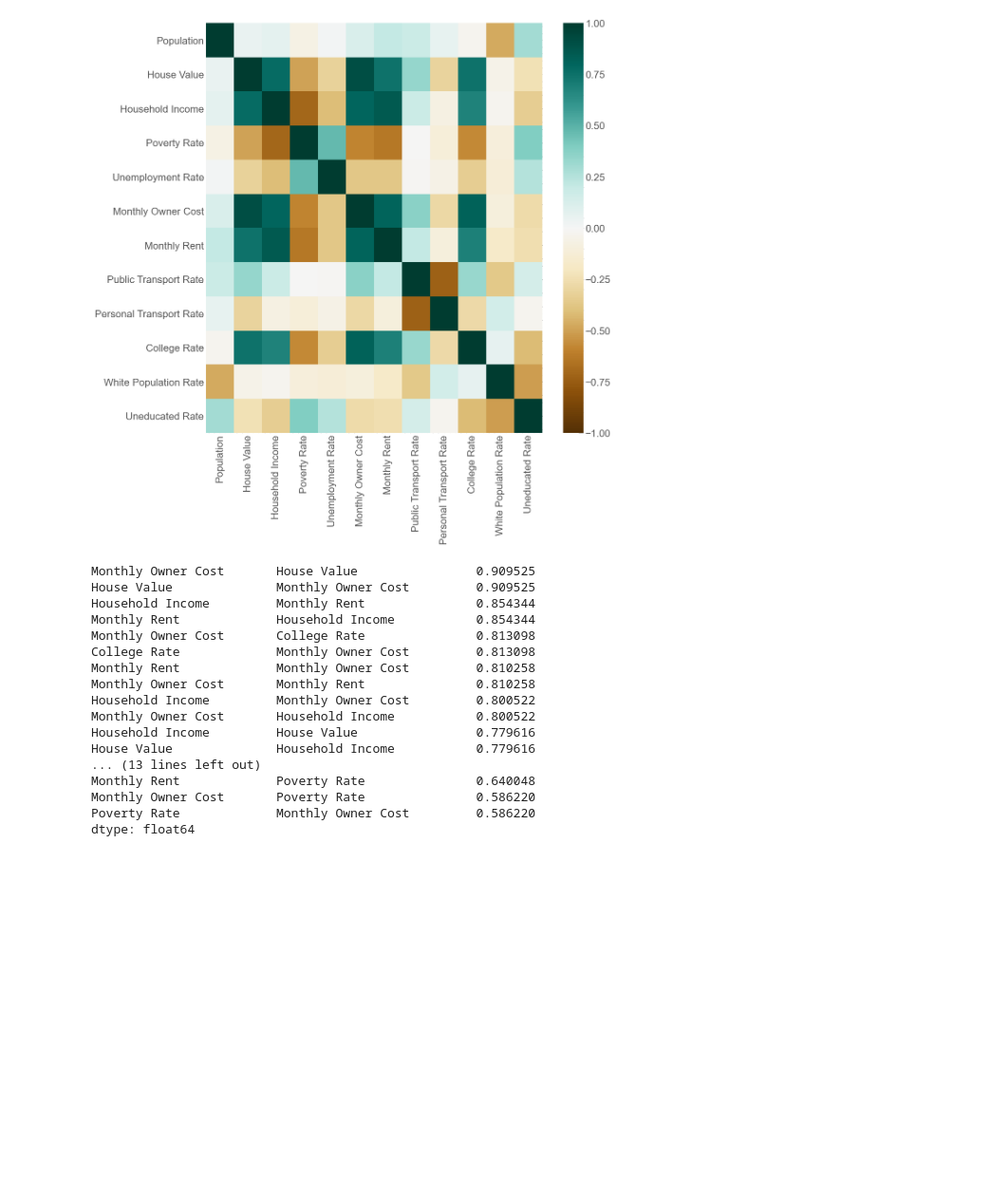
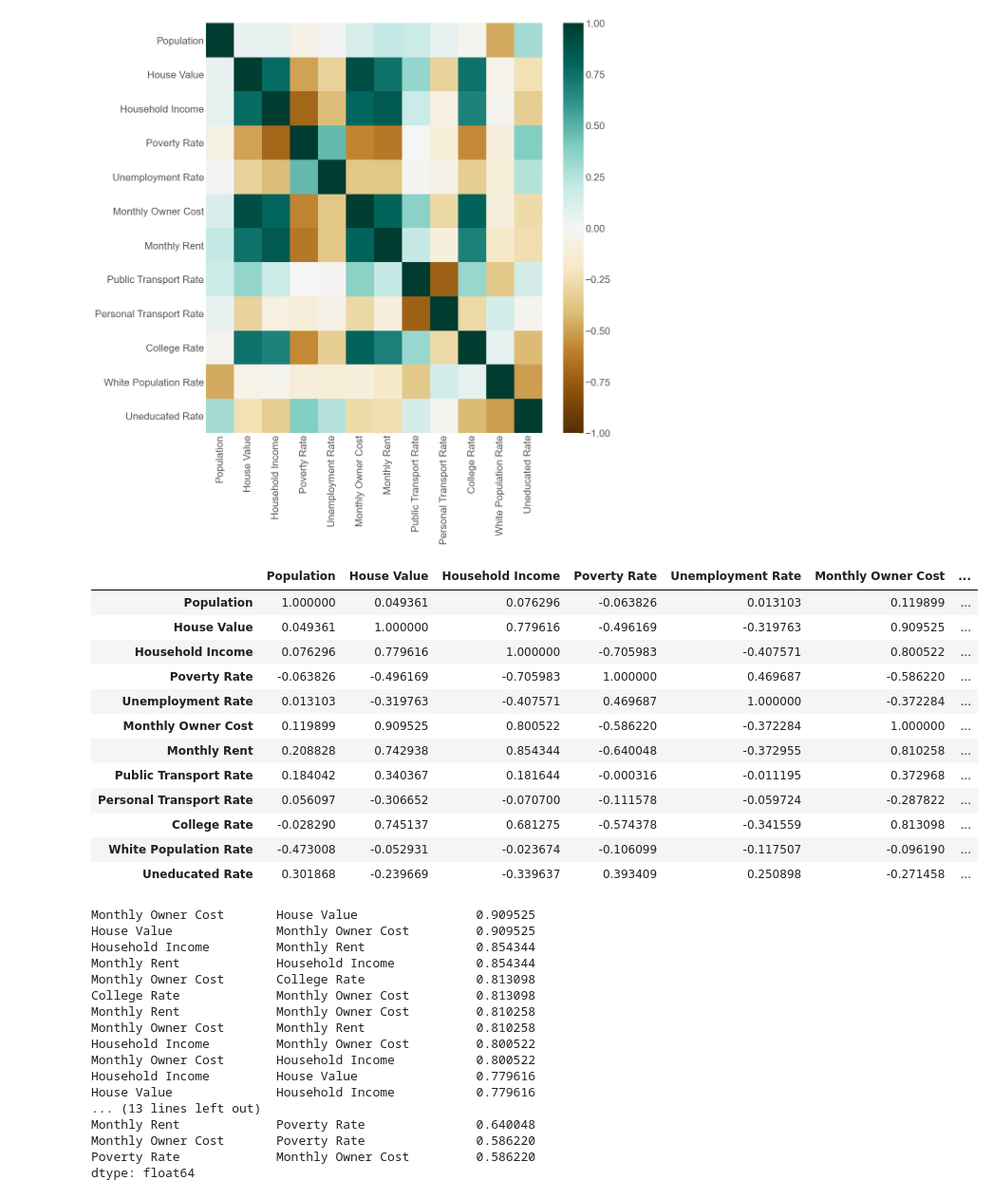
Before and after one commit to pandeysudip/housing-price, a Jupyter notebook: data_cleaning.ipynb, the cells around one changed output. Shown at 95% size. Cells and saved outputs as stored; diff of their text form; code cells hidden in the pictures; blank space fills up the shorter version.

```diff
--- a/data_cleaning.ipynb
+++ b/data_cleaning.ipynb
@@ -825,6 +812,23 @@ sns.heatmap(corr_19,vmin=-1, vmax=1, ax=ax, cmap='BrBG')#annot=True,
 plt.show()
 # %% [output]
 [figure]
+# %%
+corr_19=ca_19.corr()
+corr_19.style.background_gradient(cmap='coolwarm')
+# %% [output]
+|  | Population | House Value | Household Income | Poverty Rate | Unemployment Rate | Monthly Owner Cost | ... |
+| Population | 1.000000 | 0.049361 | 0.076296 | -0.063826 | 0.013103 | 0.119899 | ... |
+| House Value | 0.049361 | 1.000000 | 0.779616 | -0.496169 | -0.319763 | 0.909525 | ... |
+| Household Income | 0.076296 | 0.779616 | 1.000000 | -0.705983 | -0.407571 | 0.800522 | ... |
+| Poverty Rate | -0.063826 | -0.496169 | -0.705983 | 1.000000 | 0.469687 | -0.586220 | ... |
+| Unemployment Rate | 0.013103 | -0.319763 | -0.407571 | 0.469687 | 1.000000 | -0.372284 | ... |
+| Monthly Owner Cost | 0.119899 | 0.909525 | 0.800522 | -0.586220 | -0.372284 | 1.000000 | ... |
+| Monthly Rent | 0.208828 | 0.742938 | 0.854344 | -0.640048 | -0.372955 | 0.810258 | ... |
+| Public Transport Rate | 0.184042 | 0.340367 | 0.181644 | -0.000316 | -0.011195 | 0.372968 | ... |
+| Personal Transport Rate | 0.056097 | -0.306652 | -0.070700 | -0.111578 | -0.059724 | -0.287822 | ... |
+| College Rate | -0.028290 | 0.745137 | 0.681275 | -0.574378 | -0.341559 | 0.813098 | ... |
+| White Population Rate | -0.473008 | -0.052931 | -0.023674 | -0.106099 | -0.117507 | -0.096190 | ... |
+| Uneducated Rate | 0.301868 | -0.239669 | -0.339637 | 0.393409 | 0.250898 | -0.271458 | ... |
 # %%
 c1 = corr_19.abs().unstack()
 c1.sort_values(ascending = False)[12:40]
```
Also changed, not shown: parts of 2 cells of this notebook, 2 other files.
